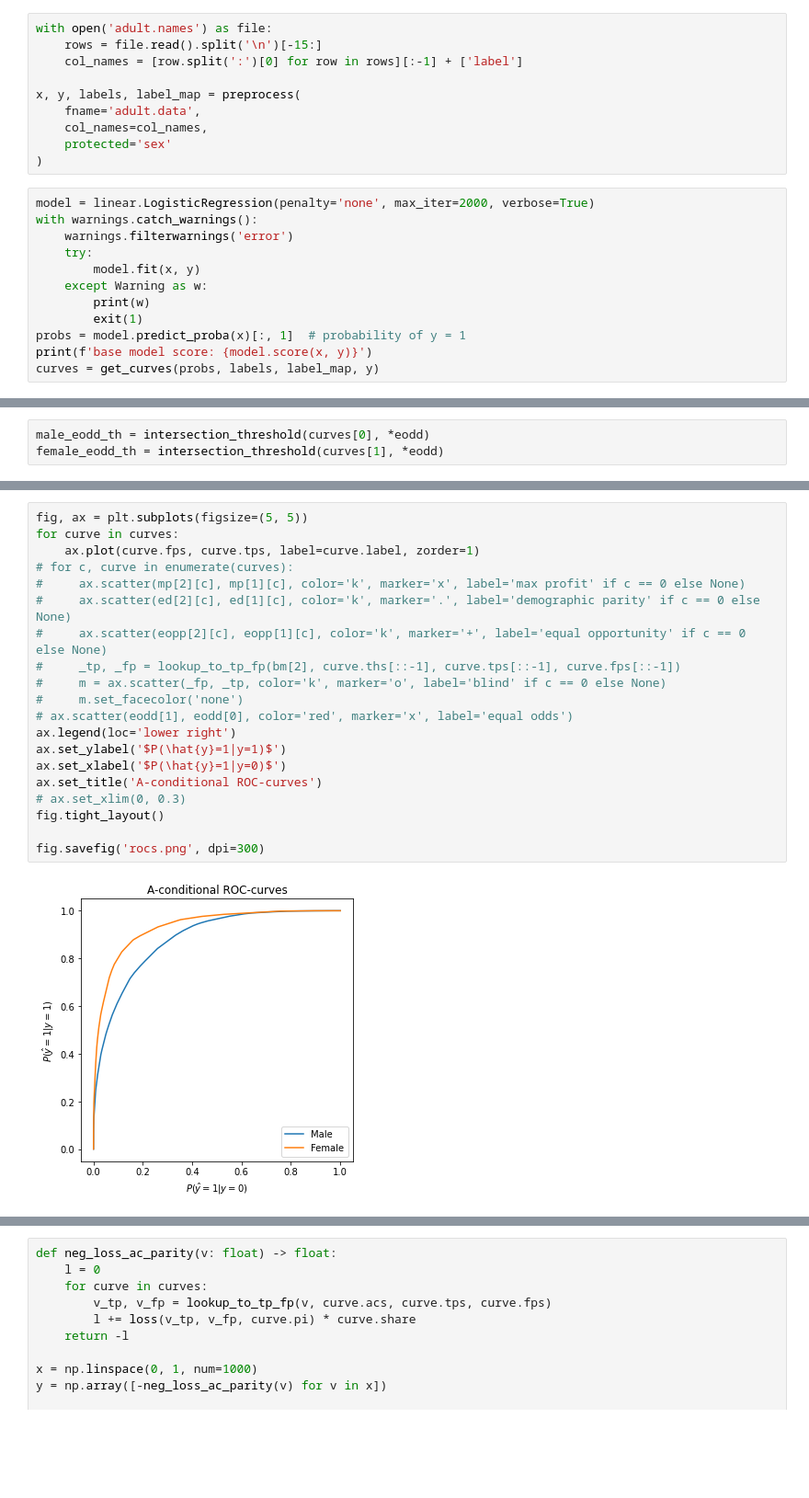
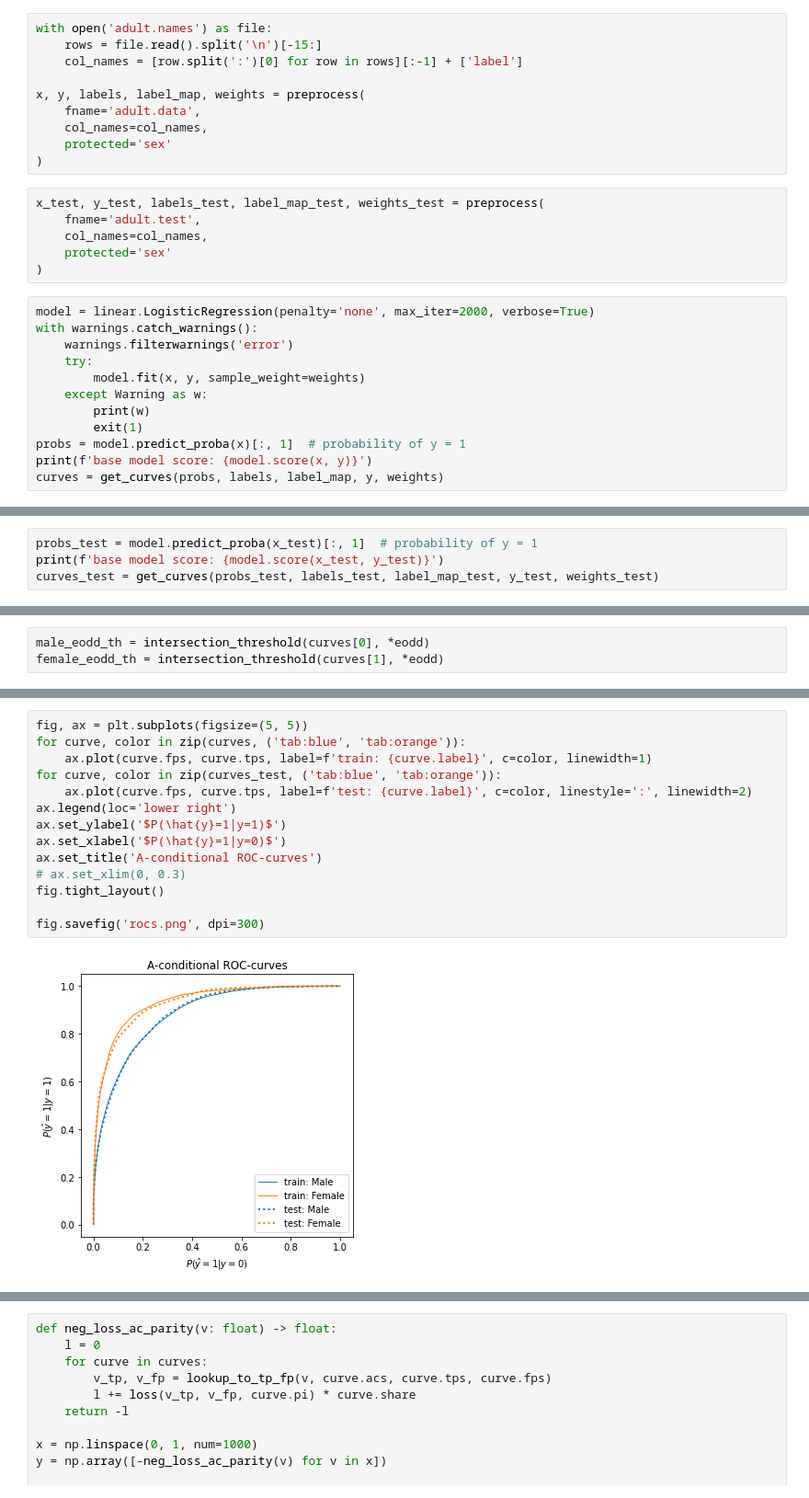
Before and after one commit to leevironty/stat-ml-project, a Jupyter notebook: main.ipynb, the cells around one changed output, grey strips where cells are left out. Shown at 92% size. Saved outputs shown, nothing was run; the diff lists cells and outputs as text; blank space fills up the shorter version.

Commit message:
added weights

```diff
--- a/main.ipynb
+++ b/main.ipynb
@@ -32,23 +32,29 @@ with open('adult.names') as file:
     rows = file.read().split('\n')[-15:]
     col_names = [row.split(':')[0] for row in rows][:-1] + ['label']
 
-x, y, labels, label_map = preprocess(
+x, y, labels, label_map, weights = preprocess(
     fname='adult.data',
     col_names=col_names,
     protected='sex'
 )
+# %%
+x_test, y_test, labels_test, label_map_test, weights_test = preprocess(
+    fname='adult.test',
+    col_names=col_names,
+    protected='sex'
+)
 # %%
 model = linear.LogisticRegression(penalty='none', max_iter=2000, verbose=True)
 with warnings.catch_warnings():
     warnings.filterwarnings('error')
     try:
-        model.fit(x, y)
+        model.fit(x, y, sample_weight=weights)
     except Warning as w:
         print(w)
         exit(1)
 probs = model.predict_proba(x)[:, 1]  # probability of y = 1
 print(f'base model score: {model.score(x, y)}')
-curves = get_curves(probs, labels, label_map, y)
+curves = get_curves(probs, labels, label_map, y, weights)
 # %% [output]
 [Parallel(n_jobs=1)]: Using backend SequentialBackend with 1 concurrent workers.
  This problem is unconstrained.
@@ -72,0 +79,4 @@ base model score: 0.8515094745247381
+# %%
+probs_test = model.predict_proba(x_test)[:, 1]  # probability of y = 1
+print(f'base model score: {model.score(x_test, y_test)}')
+curves_test = get_curves(probs_test, labels_test, label_map_test, y_test, weights_test)
@@ -268,22 +277,16 @@ fig.savefig('curves-zoomed.png', dpi=300)
 # %%
 fig, ax = plt.subplots(figsize=(5, 5))
-for curve in curves:
-    ax.plot(curve.fps, curve.tps, label=curve.label, zorder=1)
-# for c, curve in enumerate(curves):
-#     ax.scatter(mp[2][c], mp[1][c], color='k', marker='x', label='max profit' if c == 0 else None)
-#     ax.scatter(ed[2][c], ed[1][c], color='k', marker='.', label='demographic parity' if c == 0 else None)
-#     ax.scatter(eopp[2][c], eopp[1][c], color='k', marker='+', label='equal opportunity' if c == 0 else None)
-#     _tp, _fp = lookup_to_tp_fp(bm[2], curve.ths[::-1], curve.tps[::-1], curve.fps[::-1])
-#     m = ax.scatter(_fp, _tp, color='k', marker='o', label='blind' if c == 0 else None)
-#     m.set_facecolor('none')
-# ax.scatter(eodd[1], eodd[0], color='red', marker='x', label='equal odds')
+for curve, color in zip(curves, ('tab:blue', 'tab:orange')):
+    ax.plot(curve.fps, curve.tps, label=f'train: {curve.label}', c=color, linewidth=1)
+for curve, color in zip(curves_test, ('tab:blue', 'tab:orange')):
+    ax.plot(curve.fps, curve.tps, label=f'test: {curve.label}', c=color, linestyle=':', linewidth=2)
 ax.legend(loc='lower right')
 ax.set_ylabel('$P(\hat{y}=1|y=1)$')
 ax.set_xlabel('$P(\hat{y}=1|y=0)$')
 ax.set_title('A-conditional ROC-curves')
 # ax.set_xlim(0, 0.3)
 fig.tight_layout()
 
 fig.savefig('rocs.png', dpi=300)
 # %% [output]
-[figure, old version]
+[figure, new version]
```
Also changed, not shown: parts of 40 cells of this notebook, 5 other files.
